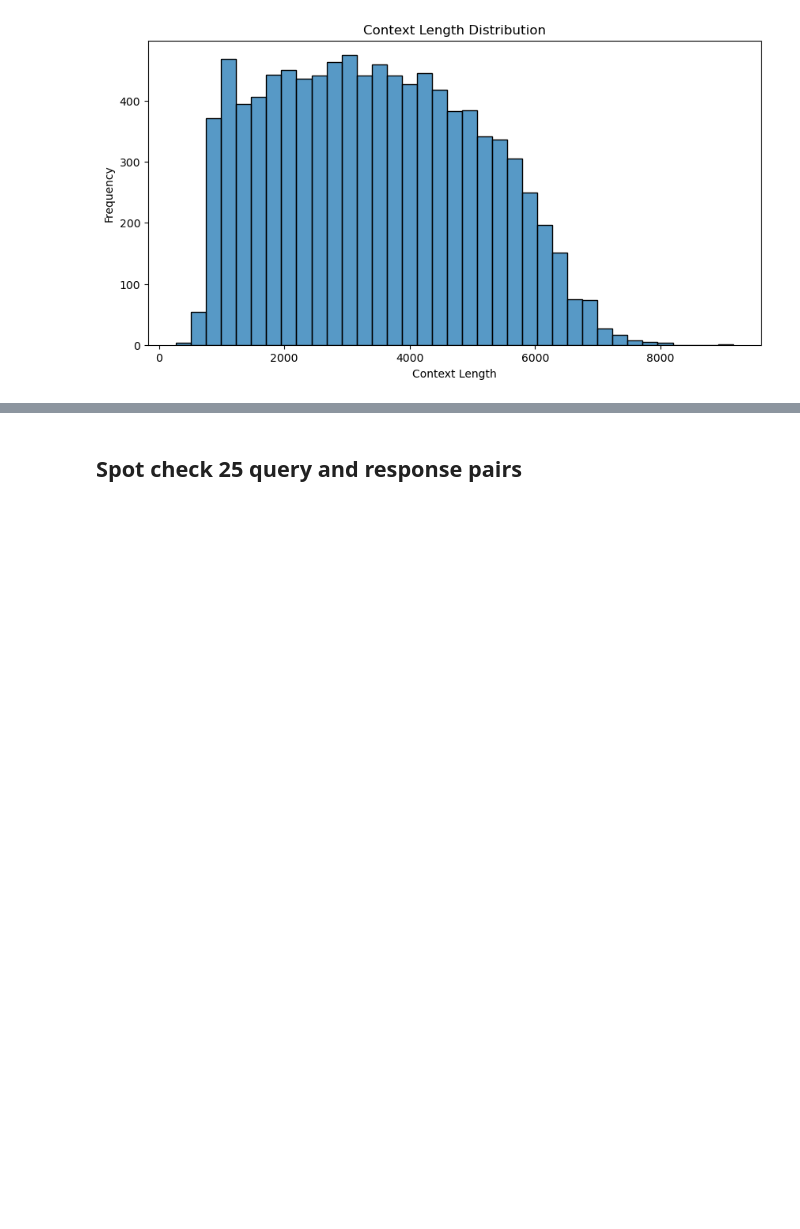
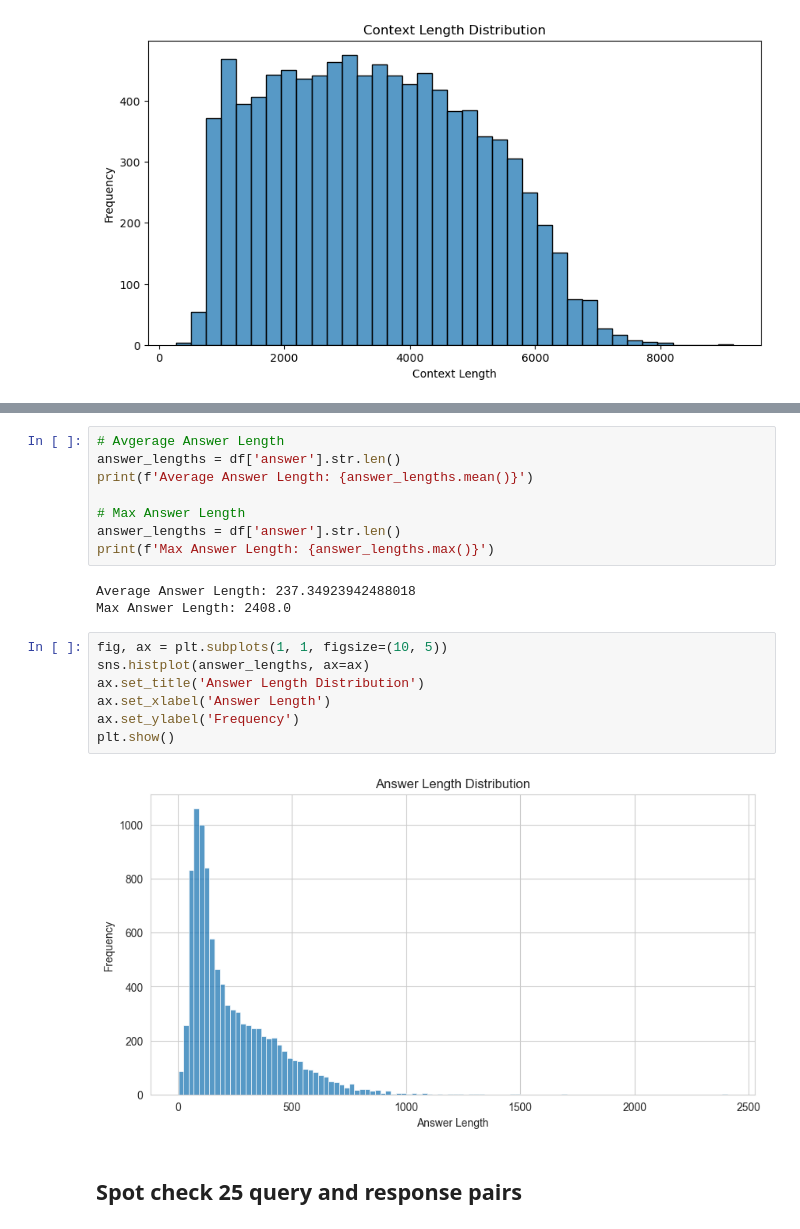
Before and after one commit to NU-MSAI-Practicum/advanced_rag_team_twain, a Jupyter notebook: EDA.ipynb, the cells around one changed output, grey strips where cells are left out. Saved outputs shown, nothing was run; the diff lists cells and outputs as text; blank space fills up the shorter version.

```diff
--- a/EDA.ipynb
+++ b/EDA.ipynb
@@ -37,3 +89,23 @@ plt.show()
+# %%
+# Avgerage Answer Length
+answer_lengths = df['answer'].str.len()
+print(f'Average Answer Length: {answer_lengths.mean()}')
+
+# Max Answer Length
+answer_lengths = df['answer'].str.len()
+print(f'Max Answer Length: {answer_lengths.max()}')
+# %% [output]
+Average Answer Length: 237.34923942488018
+Max Answer Length: 2408.0
+# %%
+fig, ax = plt.subplots(1, 1, figsize=(10, 5))
+sns.histplot(answer_lengths, ax=ax)
+ax.set_title('Answer Length Distribution')
+ax.set_xlabel('Answer Length')
+ax.set_ylabel('Frequency')
+plt.show()
+# %% [output]
+[figure, added]
 # %% [markdown]
 ## Spot check 25 query and response pairs
 # %%
```
Also changed, not shown: parts of 8 cells of this notebook.
